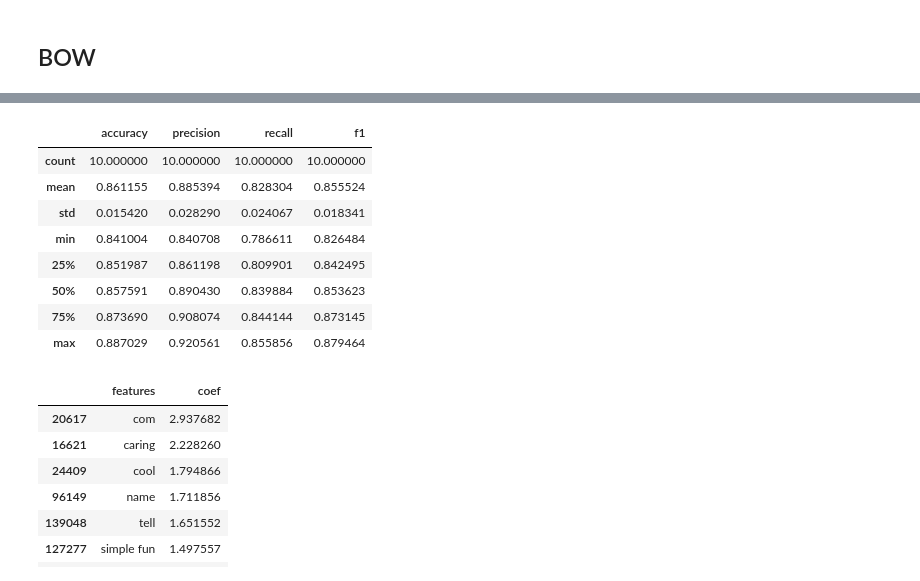
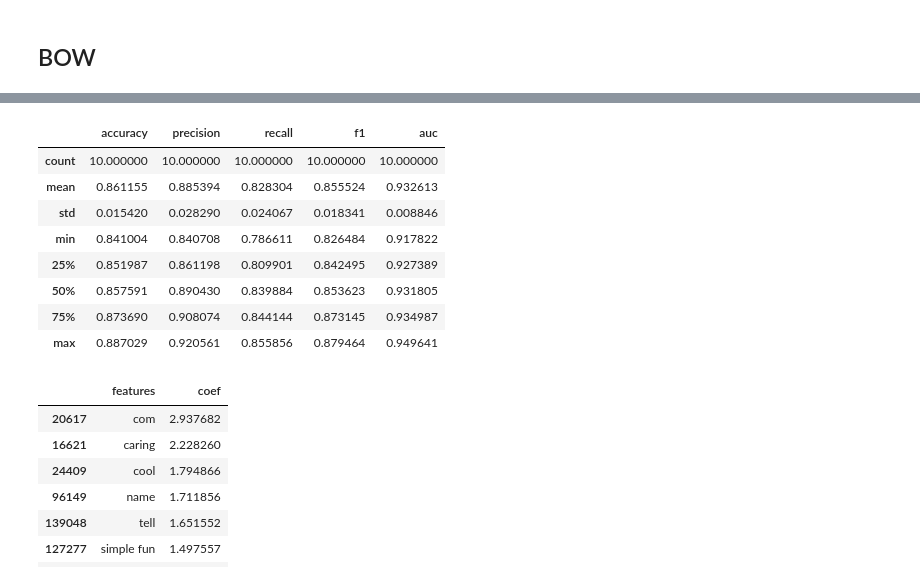
Before and after one commit to ben-dom393/DSA4263_Dating_Fraud, a Jupyter notebook: notebooks/profiles_logistic_regression.ipynb, the cells around one changed output, grey strips where cells are left out. Drawn from its saved outputs; the diff is of its cells as text; code cells hidden in the pictures.

```diff
--- a/notebooks/profiles_logistic_regression.ipynb
+++ b/notebooks/profiles_logistic_regression.ipynb
@@ -51,7 +51,7 @@ X
 # %%
 kf = KFold(n_splits=10, shuffle=True, random_state=42)
 # %%
-report = pd.DataFrame(columns=['accuracy', 'precision', 'recall', 'f1'])
+report = pd.DataFrame(columns=['accuracy', 'precision', 'recall', 'f1', 'auc'])
 for i, (train_idx, val_idx) in enumerate(kf.split(X)):
     X_train, X_val = X.iloc[train_idx], X.iloc[val_idx]
     y_train, y_val = y.iloc[train_idx], y.iloc[val_idx]
@@ -67,9 +67,14 @@ for i, (train_idx, val_idx) in enumerate(kf.split(X)):
 
     # make a prediction
     y_pred = LR.predict(X_val_ohe)
+    y_pred_proba = LR.predict_proba(X_val_ohe)[:, 1]
 
     # add the results to the report
-    report.loc[i] = [accuracy_score(y_val, y_pred), precision_score(y_val, y_pred), recall_score(y_val, y_pred), f1_score(y_val, y_pred)]
+    report.loc[i] = [accuracy_score(y_val, y_pred),
+                     precision_score(y_val, y_pred),
+                     recall_score(y_val, y_pred),
+                     f1_score(y_val, y_pred),
+                     roc_auc_score(y_val, y_pred_proba)]
 
 report.describe()
 # %% [output]
@@ -161,7 +166,7 @@ X['stem']=X['description'].apply(stem_words)
 # %% [markdown]
 ## BOW
 # %%
-report = pd.DataFrame(columns=['accuracy', 'precision', 'recall', 'f1'])
+report = pd.DataFrame(columns=['accuracy', 'precision', 'recall', 'f1', 'auc'])
 for i, (train_idx, val_idx) in enumerate(kf.split(X)):
     X_train, X_val = X.iloc[train_idx], X.iloc[val_idx]
     y_train, y_val = y.iloc[train_idx], y.iloc[val_idx]
@@ -177,9 +182,14 @@ for i, (train_idx, val_idx) in enumerate(kf.split(X)):
 
     # make a prediction
     y_pred = LR_bow.predict(X_val_bow)
+    y_pred_proba = LR_bow.predict_proba(X_val_bow)[:, 1]
 
     # add the results to the report
-    report.loc[i] = [accuracy_score(y_val, y_pred), precision_score(y_val, y_pred), recall_score(y_val, y_pred), f1_score(y_val, y_pred)]
+    report.loc[i] = [accuracy_score(y_val, y_pred),
+                     precision_score(y_val, y_pred),
+                     recall_score(y_val, y_pred),
+                     f1_score(y_val, y_pred),
+                     roc_auc_score(y_val, y_pred_proba)]
 
 report.describe()
 # %% [output]
@@ -195,35 +205,40 @@ report.describe()
 # %%
-report = pd.DataFrame(columns=['accuracy', 'precision', 'recall', 'f1'])
+report = pd.DataFrame(columns=['accuracy', 'precision', 'recall', 'f1', 'auc'])
 for i, (train_idx, val_idx) in enumerate(kf.split(X)):
     X_train, X_val = X.iloc[train_idx], X.iloc[val_idx]
     y_train, y_val = y.iloc[train_idx], y.iloc[val_idx]
 
     bow_vectorizer = CountVectorizer(stop_words=stopwords.words("english"), ngram_range=(1,3))
 
     X_train_bow = bow_vectorizer.fit_transform(X_train["description"])
     X_val_bow = bow_vectorizer.transform(X_val["description"])
 
     # fit a logistic regression model to the data
     LR_bow = LogisticRegression(max_iter=1000)
     LR_bow.fit(X_train_bow, y_train)
 
     # make a prediction
     y_pred = LR_bow.predict(X_val_bow)
+    y_pred_proba = LR_bow.predict_proba(X_val_bow)[:, 1]
 
     # add the results to the report
-    report.loc[i] = [accuracy_score(y_val, y_pred), precision_score(y_val, y_pred), recall_score(y_val, y_pred), f1_score(y_val, y_pred)]
+    report.loc[i] = [accuracy_score(y_val, y_pred),
+                     precision_score(y_val, y_pred),
+                     recall_score(y_val, y_pred),
+                     f1_score(y_val, y_pred),
+                     roc_auc_score(y_val, y_pred_proba)]
 
 report.describe()
 # %% [output]
-|  | accuracy | precision | recall | f1 |
-| count | 10.000000 | 10.000000 | 10.000000 | 10.000000 |
-| mean | 0.861155 | 0.885394 | 0.828304 | 0.855524 |
-| std | 0.015420 | 0.028290 | 0.024067 | 0.018341 |
-| min | 0.841004 | 0.840708 | 0.786611 | 0.826484 |
-| 25% | 0.851987 | 0.861198 | 0.809901 | 0.842495 |
-| 50% | 0.857591 | 0.890430 | 0.839884 | 0.853623 |
-| 75% | 0.873690 | 0.908074 | 0.844144 | 0.873145 |
-| max | 0.887029 | 0.920561 | 0.855856 | 0.879464 |
+|  | accuracy | precision | recall | f1 | auc |
+| count | 10.000000 | 10.000000 | 10.000000 | 10.000000 | 10.000000 |
+| mean | 0.861155 | 0.885394 | 0.828304 | 0.855524 | 0.932613 |
+| std | 0.015420 | 0.028290 | 0.024067 | 0.018341 | 0.008846 |
+| min | 0.841004 | 0.840708 | 0.786611 | 0.826484 | 0.917822 |
+| 25% | 0.851987 | 0.861198 | 0.809901 | 0.842495 | 0.927389 |
+| 50% | 0.857591 | 0.890430 | 0.839884 | 0.853623 | 0.931805 |
+| 75% | 0.873690 | 0.908074 | 0.844144 | 0.873145 | 0.934987 |
+| max | 0.887029 | 0.920561 | 0.855856 | 0.879464 | 0.949641 |
 # %%
 feature_importance = pd.DataFrame(zip(bow_vectorizer.get_feature_names_out(), np.transpose(LR_bow.coef_).flatten()), columns=['features', 'coef'])
 feature_importance.sort_values(by='coef', ascending=False)[:10]
```
Also changed, not shown: parts of 14 cells of this notebook, 1 other file.
